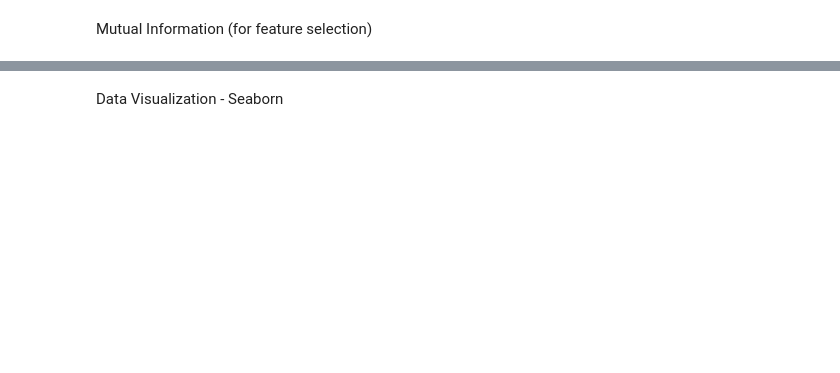
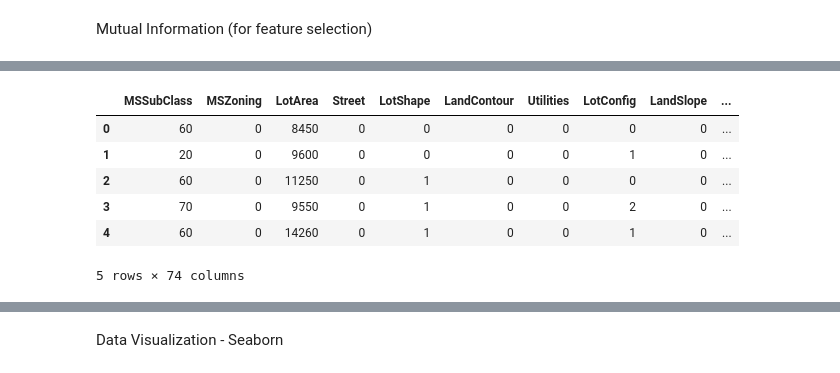
Before and after one commit to TedMcG7/githubmain, a Jupyter notebook: House Prices.ipynb, the cells around one changed output, grey strips where cells are left out. Cells and saved outputs as stored; diff of their text form; code cells hidden in the pictures; blank space fills up the shorter version.

```diff
--- a/House Prices.ipynb
+++ b/House Prices.ipynb
@@ -83,0 +96,10 @@ y = df.SalePrice
+# %%
+X.head()
+# %% [output]
+|  | MSSubClass | MSZoning | LotArea | Street | LotShape | LandContour | Utilities | LotConfig | LandSlope | ... |
+| 0 | 60 | 0 | 8450 | 0 | 0 | 0 | 0 | 0 | 0 | ... |
+| 1 | 20 | 0 | 9600 | 0 | 0 | 0 | 0 | 1 | 0 | ... |
+| 2 | 60 | 0 | 11250 | 0 | 1 | 0 | 0 | 0 | 0 | ... |
+| 3 | 70 | 0 | 9550 | 0 | 1 | 0 | 0 | 2 | 0 | ... |
+| 4 | 60 | 0 | 14260 | 0 | 1 | 0 | 0 | 1 | 0 | ... |
+5 rows × 74 columns
```
Also changed, not shown: parts of 15 cells of this notebook.
